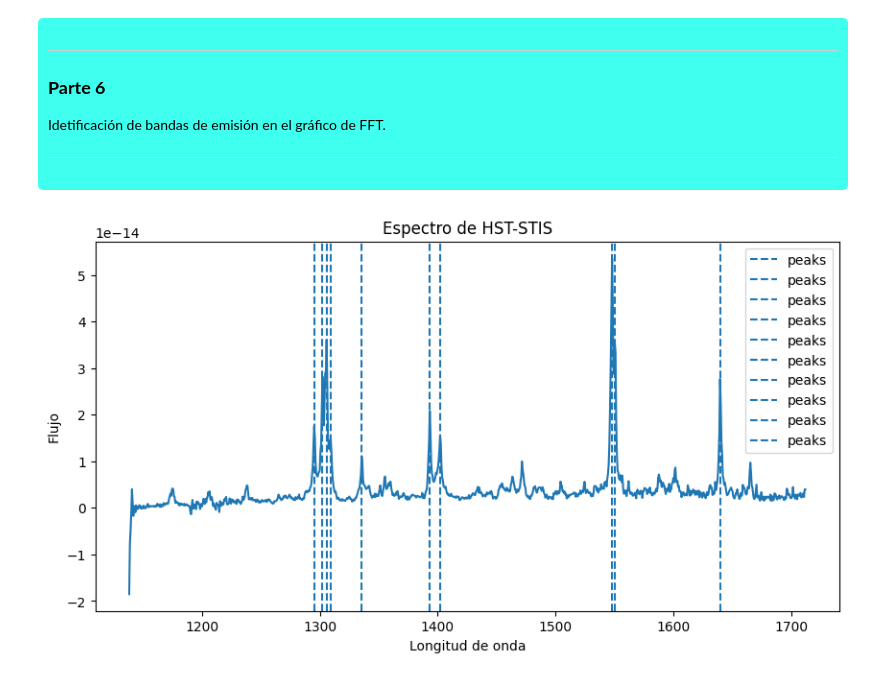
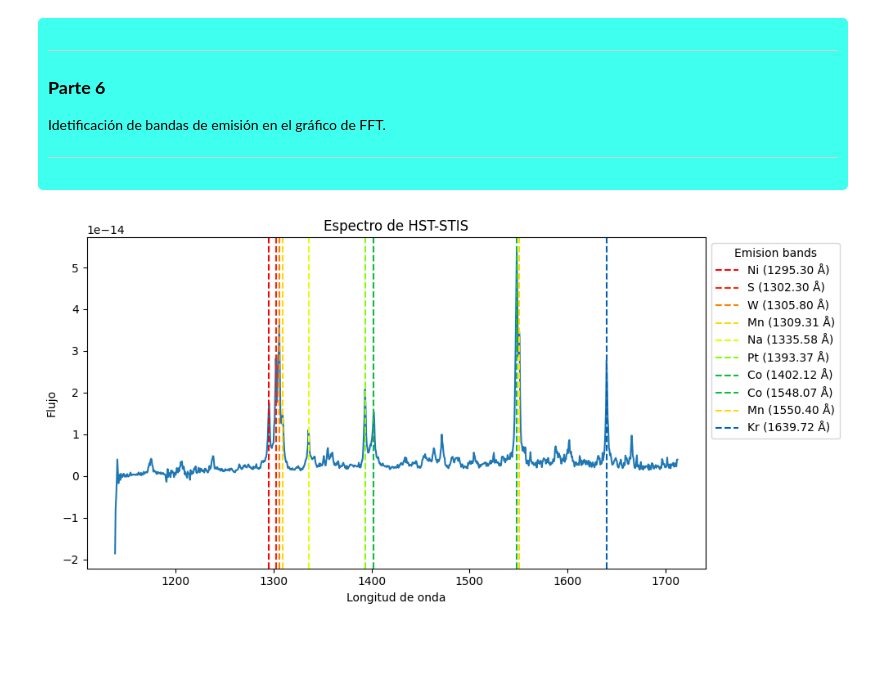
Before and after one commit to B-Namor/AtmosphericCharacterizationUsingFourierAnalisis, a Jupyter notebook: Proyecto.ipynb, the cells around one changed output. Cells and saved outputs as stored; diff of their text form; code cells hidden in the pictures; blank space fills up the shorter version.

Commit message:
atomicSpectra analysis

```diff
--- a/Proyecto.ipynb
+++ b/Proyecto.ipynb
@@ -89,14 +90,15 @@ Identificación de los picos.
 
 </div>
 # %%
-peaks, idk = find_peaks(flux, height=1e-14)
+# Se identifican los picos por medio del módulo de Scipy
+peaks, idk_but_does_not_work_without_this = find_peaks(flux, height=1e-14)
 
 # Se grafica el espectro
 plt.figure(figsize=(10,5))
 plt.plot(df['wavelength'], df['flux'])
 plt.plot(wavelength[peaks], flux[peaks], "x", color="red", label="peaks")
-plt.xlabel("Wavelength")
-plt.ylabel("Flux")
+plt.xlabel("Longitud de onda")
+plt.ylabel("Flujo")
 plt.title("Espectro de HST-STIS")
 plt.show()
 # %% [output]
@@ -136,15 +139,56 @@ Idetificación de bandas de emisión en el gráfico de FFT.
 
 </div>
 # %%
-# A partir de lo obtenido en la parte 4
+# Se indican las columnas que se utilizarán
+desiredColumns = ['element', 'ritz_wl_vac(A)']
+
+# Se leen sólo las columnas indicadas
+atomicSpectra = pd.read_csv(mainDirectory/"atomicSpectra.csv", usecols=desiredColumns)
+
+# Se crea una función que limpie el archivo
+def cleanWavelength(var):
+      varAsText = str(var)
+      cleanText = re.sub(r'[^\d.]', '', varAsText)
+      if cleanText == '':
+            return np.nan
+      return float(cleanText)
+
+# Se aplica la limpieza
+atomicSpectra['ritz_wl_vac(A)'] = atomicSpectra['ritz_wl_vac(A)'].apply(cleanWavelength)
+
+# Se define un rango en caso de que el valor encontrado en el gráfico no sea exactamente igual al que tiene el catálogo de espectros
+tolerance = 0.1
+
+# A partir de lo obtenido en la parte 4, se realiza el gráfico con todos los elementos
 plt.figure(figsize=(10,5))
 plt.plot(df['wavelength'], df['flux'])
 plt.xlabel("Longitud de onda")
 plt.ylabel("Flujo")
 plt.title("Espectro de HST-STIS")
+
+# Para que no se repitan los colores al hacer el ciclo que determine cada elemento según cada pico, se define también una variable para que sean distintos
+palette = plt.cm.prism(np.linspace(0,1,118))
+elementColors = {}
+
+# Ciclo para determinar a que elemento corresponde cada pico y asignarle un color
 for peak in peaks:
-    plt.axvline(wavelength[peak], linestyle="--", label="peaks")
-plt.legend()
+      peakWavelength = wavelength[peak]
+      difference = (atomicSpectra['ritz_wl_vac(A)'] - peakWavelength).abs()
+      closestValue = difference.idxmin()
+
+      if difference[closestValue] <= tolerance:
+            elementName = atomicSpectra.loc[closestValue, 'element']
+
+            if elementName not in elementColors:
+                  color = len(elementColors) % len(palette)
+                  elementColors[elementName] = palette[color]
+
+            label = f"{elementName} ({peakWavelength:.2f} Å)"
+            plt.axvline(peakWavelength, linestyle="--", color=elementColors[elementName], label=label)
+
+# Se añade la leyenda, se asegura que no quede fuera del gráfico y se muestra
+plt.legend(bbox_to_anchor=(1, 1), loc="upper left", title="Emision bands")
+plt.tight_layout()
 plt.show()
 # %% [output]
-[figure, old version]
+[figure, new version]
```
Also changed, not shown: parts of 5 cells of this notebook, 1 other file.
